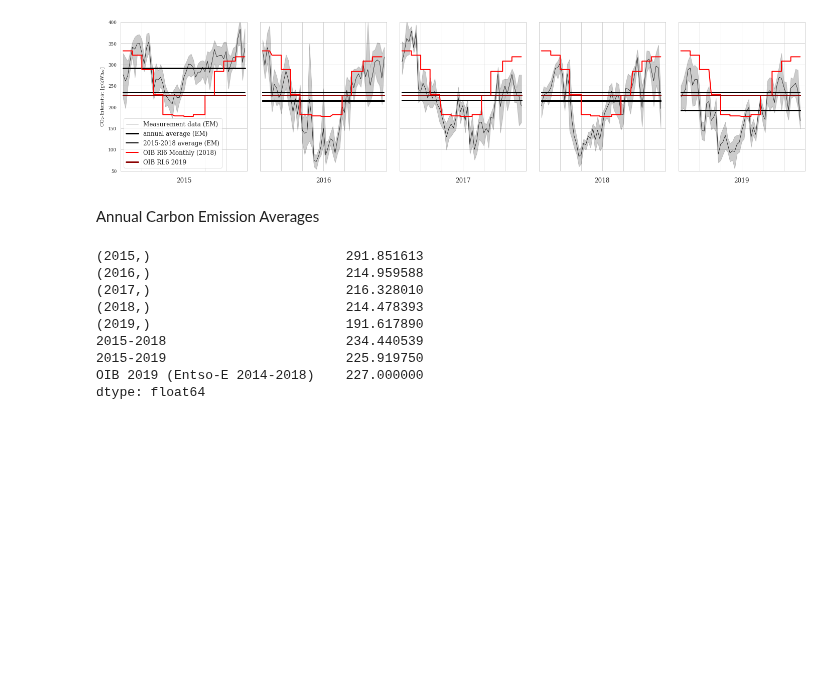
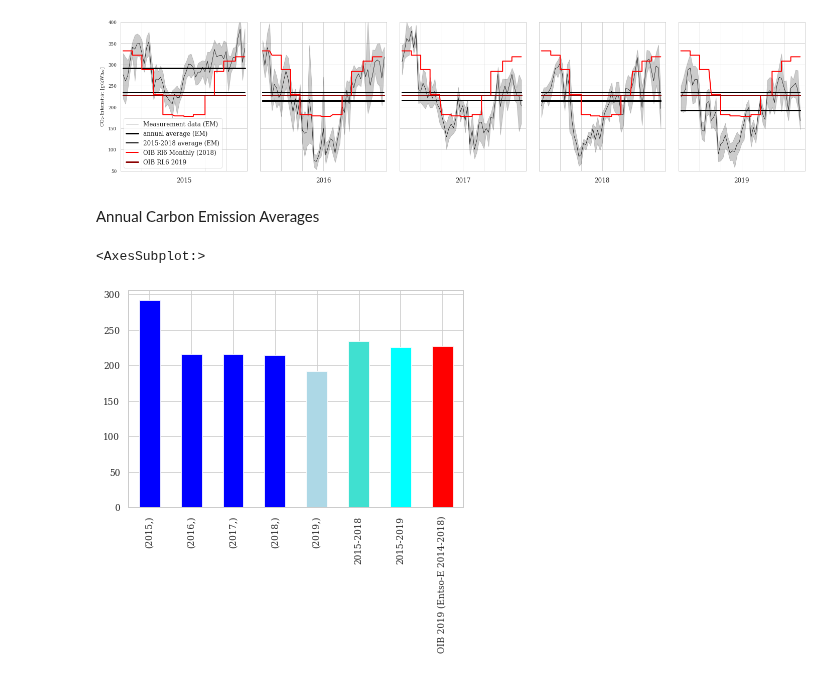
Before and after one commit to simonschaluppe/FLUCCOplus, a Jupyter notebook: notebooks/4.1.2.1_CO2_Emissionen_Vergleich_OIB_RL6.ipynb, the cells around one changed output. Saved outputs shown, nothing was run; the diff lists cells and outputs as text; code cells hidden in the pictures; blank space fills up the shorter version.

```diff
--- a/notebooks/4.1.2.1_CO2_Emissionen_Vergleich_OIB_RL6.ipynb
+++ b/notebooks/4.1.2.1_CO2_Emissionen_Vergleich_OIB_RL6.ipynb
@@ -47,15 +47,9 @@ fig.savefig("../data/processed/figures/OIBCO2Vergleich", dpi=config.DPI, bbox_in
 [figure]
 # %% [markdown]
 Annual Carbon Emission Averages
-# %%
-elmap.annual_emissions()
-# %% [output]
-(2015,)                         291.851613
-(2016,)                         214.959588
-(2017,)                         216.328010
-(2018,)                         214.478393
-(2019,)                         191.617890
-2015-2018                       234.440539
-2015-2019                       225.919750
-OIB 2019 (Entso-E 2014-2018)    227.000000
-dtype: float64
+# %%
+avg = elmap.annual_emissions()
+avg.plot(kind="bar", color=["blue", "blue", "blue","blue","lightblue","turquoise","cyan","red"])
+# %% [output]
+<AxesSubplot:>
+[figure, added]
```
Also changed, not shown: parts of 3 cells of this notebook, 3 other files.
